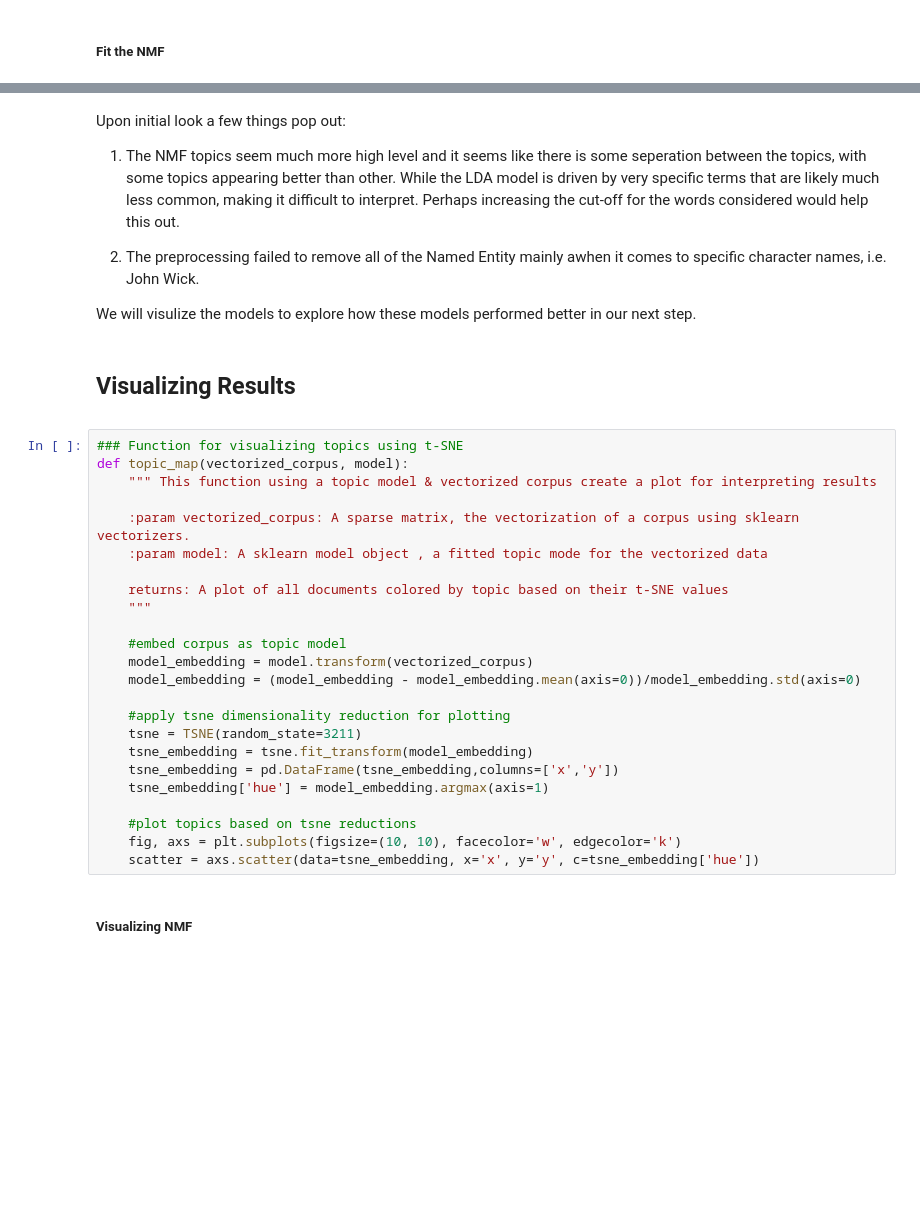
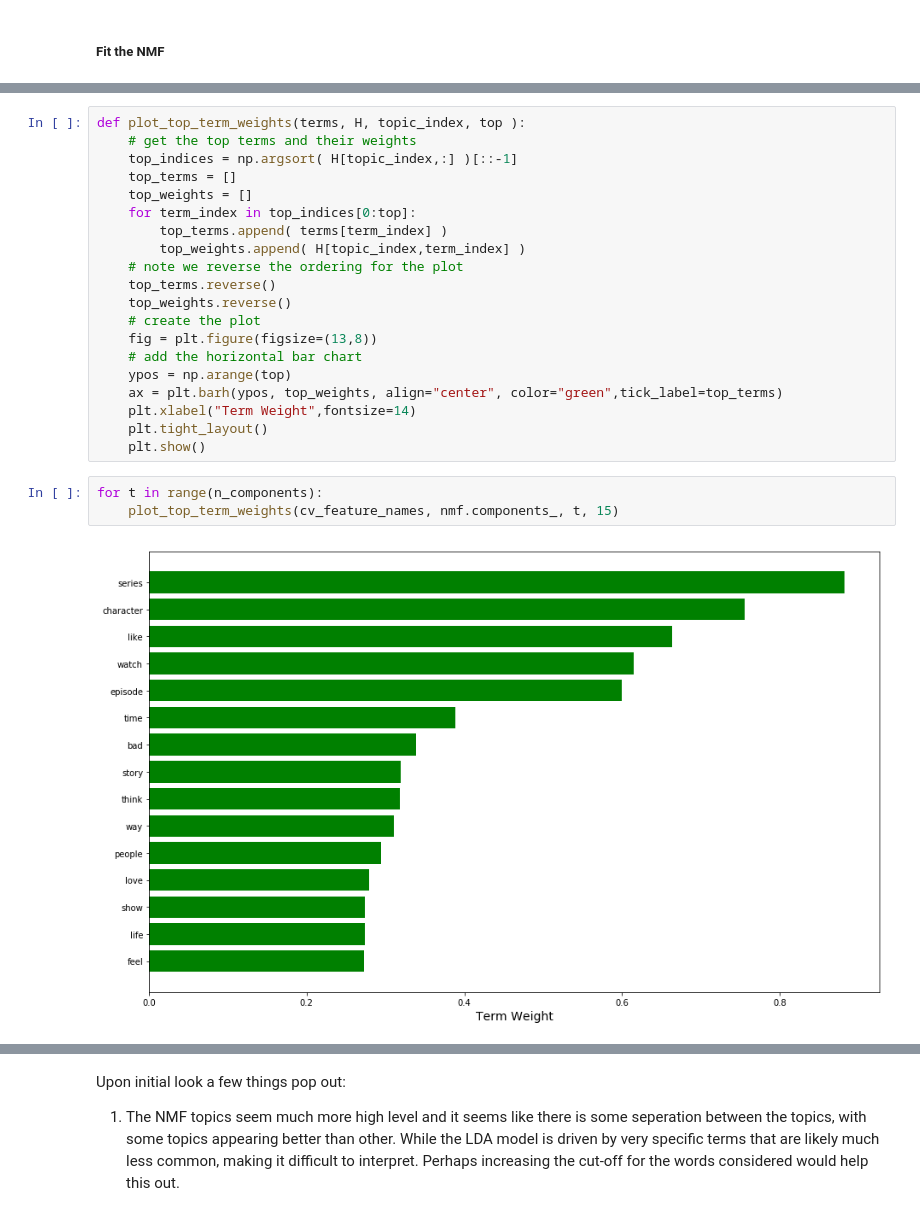
Before and after one commit to nateewall/MSDS7337, a Jupyter notebook: Final/NWall_Final_TopicModeling.ipynb, the cells around one changed output, grey strips where cells are left out. Drawn from its saved outputs; the diff is of its cells as text; blank space fills up the shorter version.

```diff
--- a/Final/NWall_Final_TopicModeling.ipynb
+++ b/Final/NWall_Final_TopicModeling.ipynb
@@ -182,0 +270,25 @@ Topic #9: character comic series list far like imdb good com television
+# %%
+def plot_top_term_weights(terms, H, topic_index, top ):
+    # get the top terms and their weights
+    top_indices = np.argsort( H[topic_index,:] )[::-1]
+    top_terms = []
+    top_weights = []
+    for term_index in top_indices[0:top]:
+        top_terms.append( terms[term_index] )
+        top_weights.append( H[topic_index,term_index] )
+    # note we reverse the ordering for the plot
+    top_terms.reverse()
+    top_weights.reverse()
+    # create the plot
+    fig = plt.figure(figsize=(13,8))
+    # add the horizontal bar chart
+    ypos = np.arange(top)
+    ax = plt.barh(ypos, top_weights, align="center", color="green",tick_label=top_terms)
+    plt.xlabel("Term Weight",fontsize=14)
+    plt.tight_layout()
+    plt.show()
+# %%
+for t in range(n_components):
+    plot_top_term_weights(cv_feature_names, nmf.components_, t, 15)
+# %% [output]
+[figure, added]
@@ -184,36 +300,3 @@ Topic #9: character comic series list far like imdb good com television
 Upon initial look a few things pop out:
 
 1) The NMF topics seem much more high level and it seems like there is some seperation between the topics, with some topics appearing better than other. While the LDA model is driven by very specific terms that are likely much less common, making it difficult to interpret. Perhaps increasing the cut-off for the words considered would help this out.
-
-2) The preprocessing failed to remove all of the Named Entity mainly awhen it comes to specific character names, i.e. John Wick.
-
-We will visulize the models to explore how these models performed better in our next step.
-# %% [markdown]
-## Visualizing Results
-<a id='results'></a>
-# %%
-### Function for visualizing topics using t-SNE
-def topic_map(vectorized_corpus, model):
-    """ This function using a topic model & vectorized corpus create a plot for interpreting results
-
-    :param vectorized_corpus: A sparse matrix, the vectorization of a corpus using sklearn vectorizers.
-    :param model: A sklearn model object , a fitted topic mode for the vectorized data
-
-    returns: A plot of all documents colored by topic based on their t-SNE values
-    """
-
-    #embed corpus as topic model
-    model_embedding = model.transform(vectorized_corpus)
-    model_embedding = (model_embedding - model_embedding.mean(axis=0))/model_embedding.std(axis=0)
-
-    #apply tsne dimensionality reduction for plotting
-    tsne = TSNE(random_state=3211)
-    tsne_embedding = tsne.fit_transform(model_embedding)
-    tsne_embedding = pd.DataFrame(tsne_embedding,columns=['x','y'])
-    tsne_embedding['hue'] = model_embedding.argmax(axis=1)
-
-    #plot topics based on tsne reductions
-    fig, axs = plt.subplots(figsize=(10, 10), facecolor='w', edgecolor='k')
-    scatter = axs.scatter(data=tsne_embedding, x='x', y='y', c=tsne_embedding['hue'])
-# %% [markdown]
-##### Visualizing NMF
```
Also changed, not shown: parts of 25 cells of this notebook.
